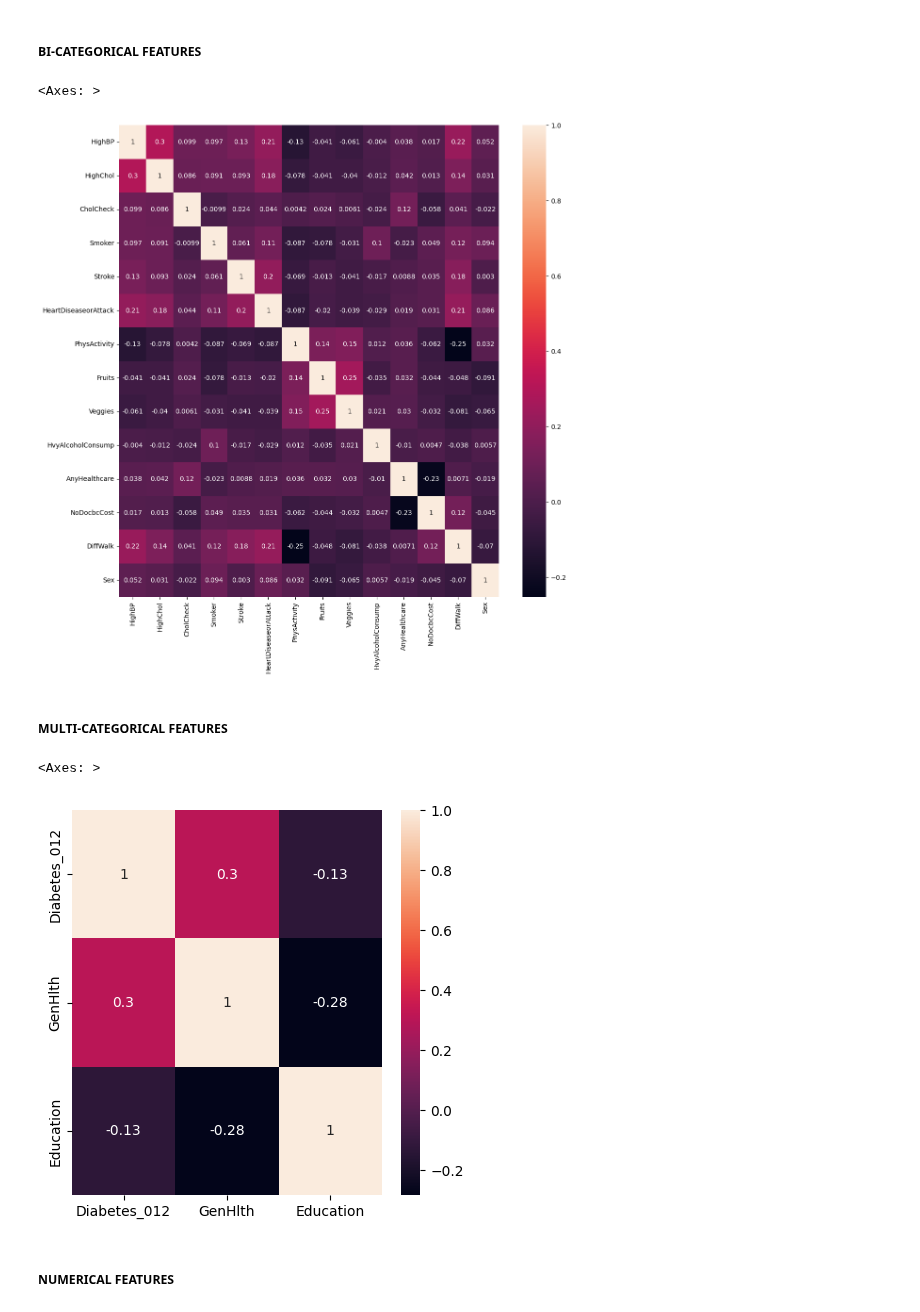
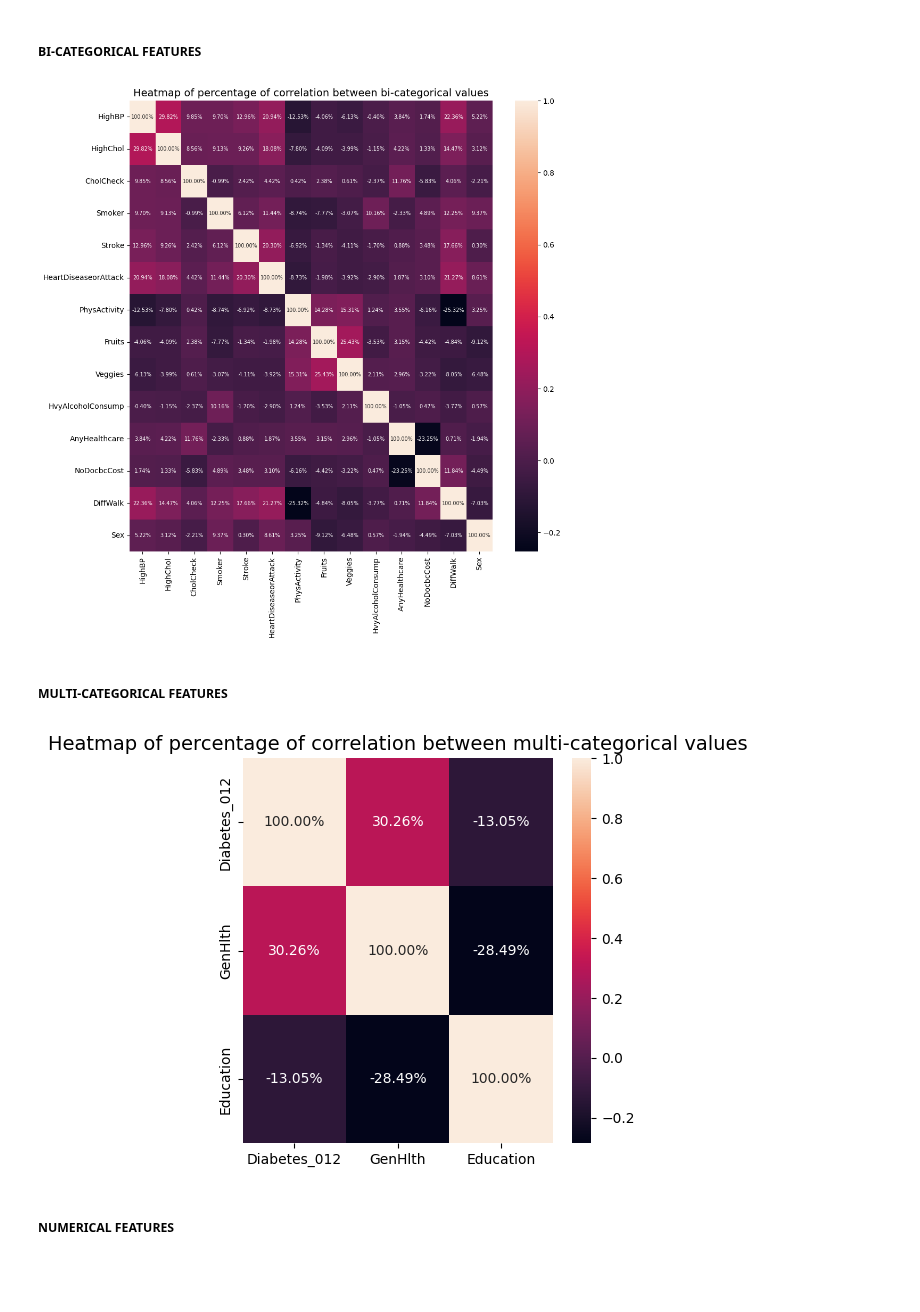
Before and after one commit to AliGarAlon/Diabetes_Project, a Jupyter notebook: diabetes_model.ipynb, the cells around one changed output. Drawn from its saved outputs; the diff is of its cells as text; code cells hidden in the pictures; blank space fills up the shorter version.

```diff
--- a/diabetes_model.ipynb
+++ b/diabetes_model.ipynb
@@ -336,19 +363,19 @@ https://www.analyticsvidhya.com/blog/2021/06/5-techniques-to-handle-imbalanced-d
 # %% [markdown]
 ##### BI-CATEGORICAL FEATURES
 # %%
-plt.figure(figsize=(13, 13))
-sb.heatmap(df_biCategorical.corr(), annot=True)
+plt.figure(figsize=(11, 11))
+sb.heatmap(df_biCategorical.corr(), annot=True, fmt='.2%', annot_kws={'size': 7})
+plt.title('Heatmap of percentage of correlation between bi-categorical values', fontsize=14);
 # %% [output]
-<Axes: >
-[figure, old version]
+[figure, new version]
 # %% [markdown]
 ##### MULTI-CATEGORICAL FEATURES
 # %%
 plt.figure(figsize=(5, 5))
-sb.heatmap(df_multiCategorical.corr(), annot=True)
+sb.heatmap(df_multiCategorical.corr(), annot=True, fmt='.2%')
+plt.title('Heatmap of percentage of correlation between multi-categorical values', fontsize=14);
 # %% [output]
-<Axes: >
-[figure, old version]
+[figure, new version]
 # %% [markdown]
 ##### NUMERICAL FEATURES
 # %%
```
Also changed, not shown: parts of 7 cells of this notebook.
